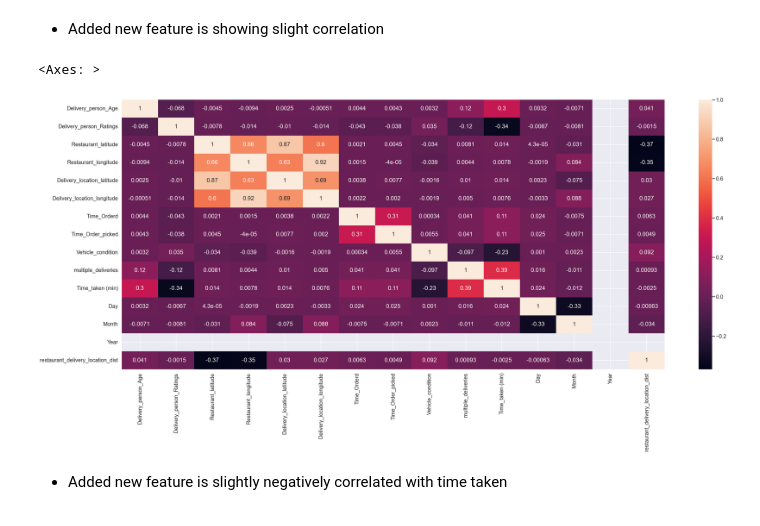
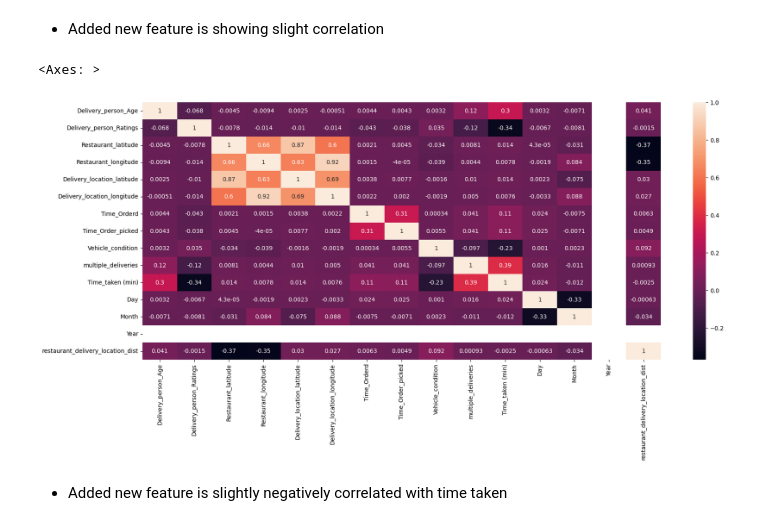
Before and after one commit to azmd801/Food_delivery_time_prediction, a Jupyter notebook: Notebook/eda.ipynb, the cells around one changed output. Cells and saved outputs as stored; diff of their text form; code cells hidden in the pictures.

```diff
--- a/Notebook/eda.ipynb
+++ b/Notebook/eda.ipynb
@@ -577,10 +577,10 @@ plt.show()
 # %%
 # checking correlation after addition of new feature
 numerical_columns=raw_data.columns[raw_data.dtypes!='object']
-plt.figure(figsize=(50,20))
+plt.figure(figsize=(20,8))
 sns.heatmap(raw_data[numerical_columns].corr(),annot=True)
 # %% [output]
 <Axes: >
-[figure, old version]
+[figure, new version]
 # %% [markdown]
 * Added new feature is slightly negatively correlated with time taken
```
Also changed, not shown: parts of 2 cells of this notebook, 15 other files.
